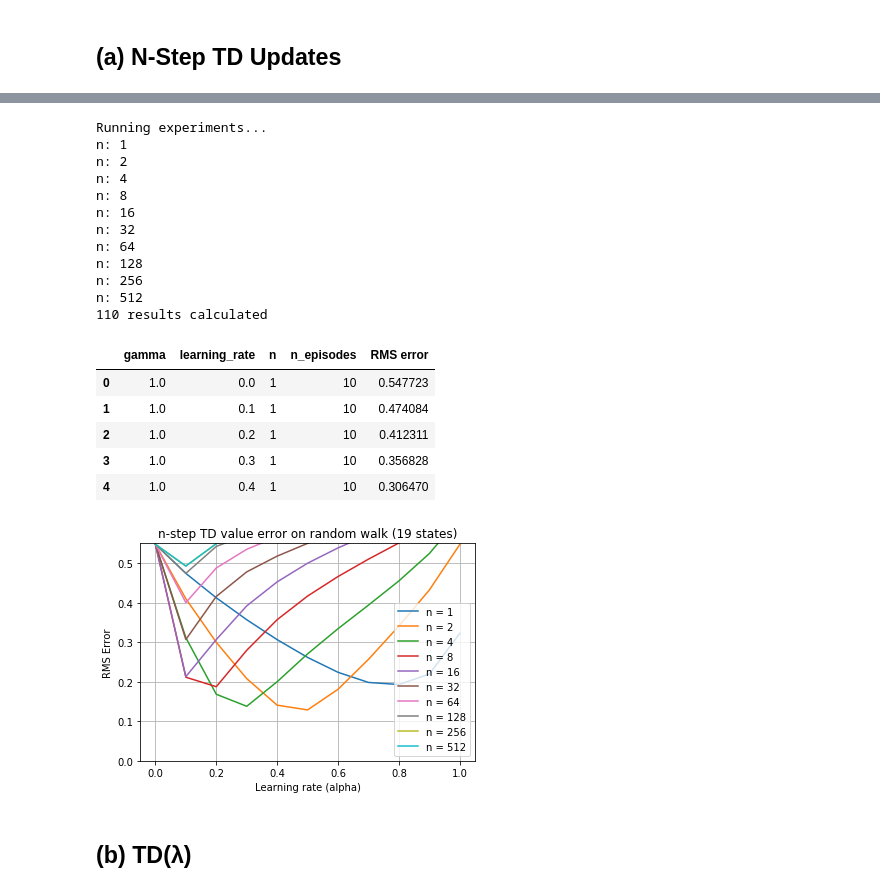
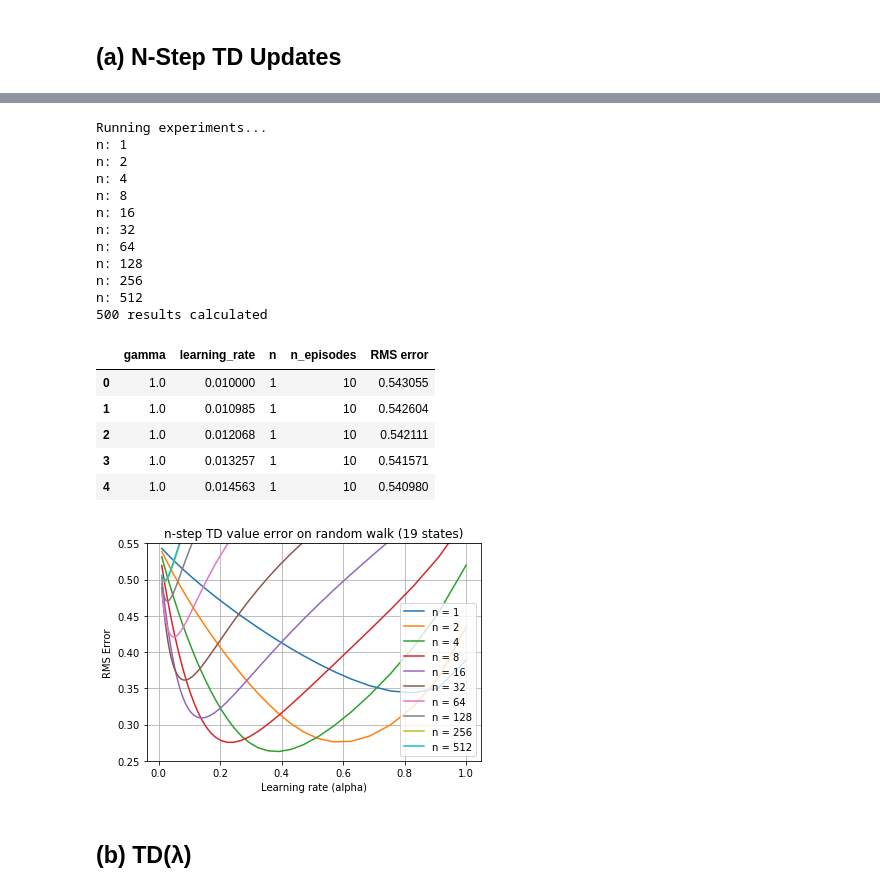
Before and after one commit to billtubbs/game-learner, a Jupyter notebook: Development-of-TD-Lambda-algorithm.ipynb, the cells around one changed output, grey strips where cells are left out. Saved outputs shown, nothing was run; the diff lists cells and outputs as text; code cells hidden in the pictures.

Commit message:
Debugged RMS error calc

```diff
--- a/Development-of-TD-Lambda-algorithm.ipynb
+++ b/Development-of-TD-Lambda-algorithm.ipynb
@@ -772,14 +772,18 @@ def calculate_true_values(game):
 
 
 def calculate_rms_error(values, true_values):
-    """Root-mean-squared error of values compared to true values.
+    """Root-mean-squared error of values compared to
+    true values.
     """
+    return np.sqrt(((np.array(values) - true_values)**2).mean())
 
-    return np.sqrt(np.sum((values - true_values)**2)/len(values))
+## Initialize random-walk environment
+game = RandomWalkGame(size=19, terminal_rewards={'T1': -1.0, 'T2': 1.0})
+n_states = len(game.states) - len(game.terminal_states)
+n_states
 
 # Test true values are correct
 true_values = calculate_true_values(game)
-n_states = len(game.states) - len(game.terminal_states)
 values = np.zeros(n_states)
 error = calculate_rms_error(values, true_values)
 assert error == 0.5477225575051662  # Calculated using code from Sutton & Barto
@@ -907,0 +909,9 @@ run_random_walk_with_n_step_td()
+# %%
+errors = []
+for seed in range(100):
+    params, rms_error = run_random_walk_with_n_step_td(seed=seed)
+    errors.append(rms_error)
+pd.Series(errors, name='RMS error').hist()
+plt.title('Variation in RMS error due to random seed')
+plt.xlabel('RMS error')
+plt.show()
@@ -908,13 +920,16 @@ run_random_walk_with_n_step_td()
 # %%
 # Run many repetitions with varying parameter values
-n_reps = 10
+n_reps = 20  # Textbook uses 100 reps
 n_states = 19
+seed = 1
 
-# all possible steps
+# Full range of n
 n_steps_values = np.power(2, np.arange(0, 10))
 
-# all possible alphas
-alpha_values = np.arange(0, 1.1, 0.1)
+# All possible alpha values
+alpha_values = np.logspace(-2, 0, 50)
+# For a quicker test use less points:
+# alpha_values = np.arange(0, 1.1, 0.1)
 
 # Use this dictionary to accumulate the results
 avg_rms_errors = {}
@@ -923,9 +938,15 @@ print(f"Running experiments...")
 for n_steps in n_steps_values:
     print(f"n: {n_steps}")
     for alpha in alpha_values:
-        params, avg_rms_error = run_random_walk_with_n_step_td(n=n_steps, learning_rate=alpha,
-                                                               n_reps=n_reps, size=n_states)
+        params, avg_rms_error = \
+            run_random_walk_with_n_step_td(n=n_steps,
+                                           learning_rate=alpha,
+                                           n_reps=n_reps,
+                                           size=n_states,
+                                           seed=seed)
         avg_rms_errors[tuple(params.items())] = avg_rms_error
+        if avg_rms_error > 1.5:
+            break  # Saves time
 
 print(f"{len(avg_rms_errors)} results calculated")
 param_values = [dict(x) for x in avg_rms_errors.keys()]
@@ -946,31 +967,31 @@ n: 64
 n: 128
 n: 256
 n: 512
-110 results calculated
+500 results calculated
 |  | gamma | learning_rate | n | n_episodes | RMS error |
-| 0 | 1.0 | 0.0 | 1 | 10 | 0.547723 |
-| 1 | 1.0 | 0.1 | 1 | 10 | 0.474084 |
-| 2 | 1.0 | 0.2 | 1 | 10 | 0.412311 |
-| 3 | 1.0 | 0.3 | 1 | 10 | 0.356828 |
-| 4 | 1.0 | 0.4 | 1 | 10 | 0.306470 |
+| 0 | 1.0 | 0.010000 | 1 | 10 | 0.543055 |
+| 1 | 1.0 | 0.010985 | 1 | 10 | 0.542604 |
+| 2 | 1.0 | 0.012068 | 1 | 10 | 0.542111 |
+| 3 | 1.0 | 0.013257 | 1 | 10 | 0.541571 |
+| 4 | 1.0 | 0.014563 | 1 | 10 | 0.540980 |
 # %%
 # Plot results
 results_by_n_value = results_df.groupby('n')
 fig, ax = plt.subplots()
 for n, df in results_by_n_value:
     rms_errors = df['RMS error']
     learning_rates = df['learning_rate']
     ax.plot(learning_rates, rms_errors, label=f'n = {n:d}')
 plt.title('n-step TD value error on random walk (%d states)' % game.size)
 ax.set_xlabel('Learning rate (alpha)')
 ax.set_ylabel('RMS Error')
-ax.set_ylim(0.0, 0.55)
+ax.set_ylim(0.25, 0.55)  # Same as textbook
 plt.legend()
 plt.grid()
 plt.savefig(f"random-walk-n-step-td-{game.size}-{n_reps}.pdf")
 plt.show()
 # %% [output]
-[figure, old version]
+[figure, new version]
 # %% [markdown]
 ## (b) TD(λ)
 # %%
```
Also changed, not shown: parts of 18 cells of this notebook.
